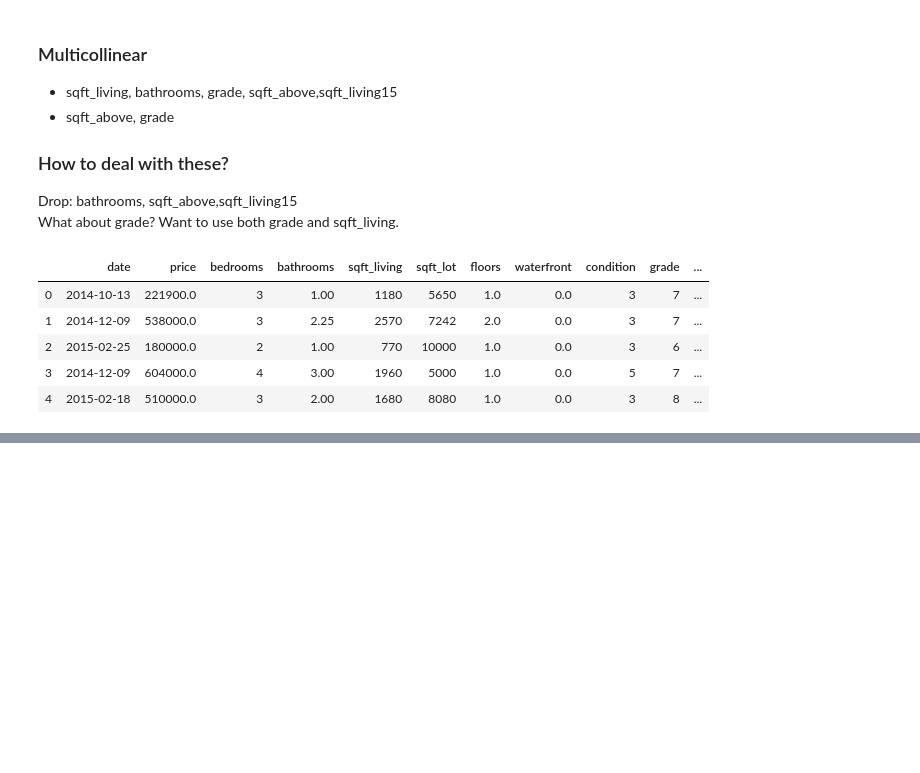
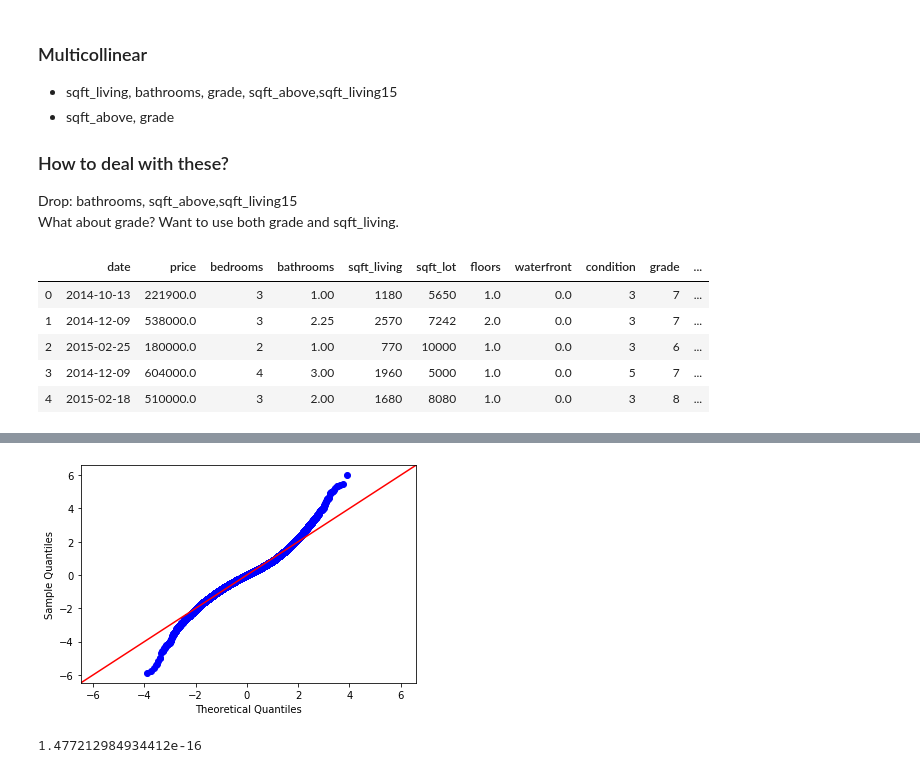
Before and after one commit to anbillinger/dsc-mod-2-project-v2-1-onl01-dtsc-ft-041320, a Jupyter notebook: student.ipynb, the cells around one changed output, grey strips where cells are left out. Cells and saved outputs as stored; diff of their text form; code cells hidden in the pictures; blank space fills up the shorter version.

```diff
--- a/student.ipynb
+++ b/student.ipynb
@@ -279,0 +262,4 @@ def forward_selected(data, response):
+# %%
+f='price~sqft_living'
+model = ols(f,temp).fit()
+model.summary()
@@ -279,0 +298,12 @@ def forward_selected(data, response):
+# %%
+import scipy.stats as stats
+y_pred = model.predict(temp.drop(['price'],axis=1))
+resids = temp['price']-y_pred
+fig = sm.graphics.qqplot(resids, dist=stats.norm, line='45', fit=True)
+fig.show()
+# %% [output]
+[figure, added]
+# %%
+np.mean(resids)
+# %% [output]
+1.477212984934412e-16
```
Also changed, not shown: parts of 12 cells of this notebook, 1 other file.
